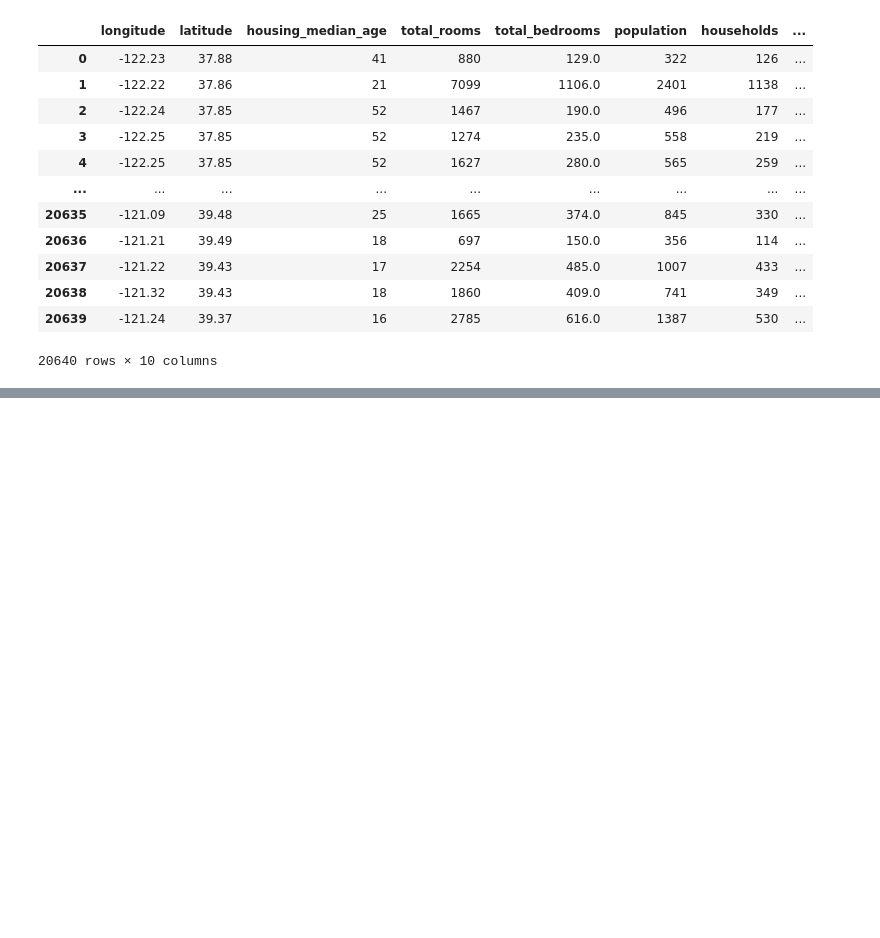
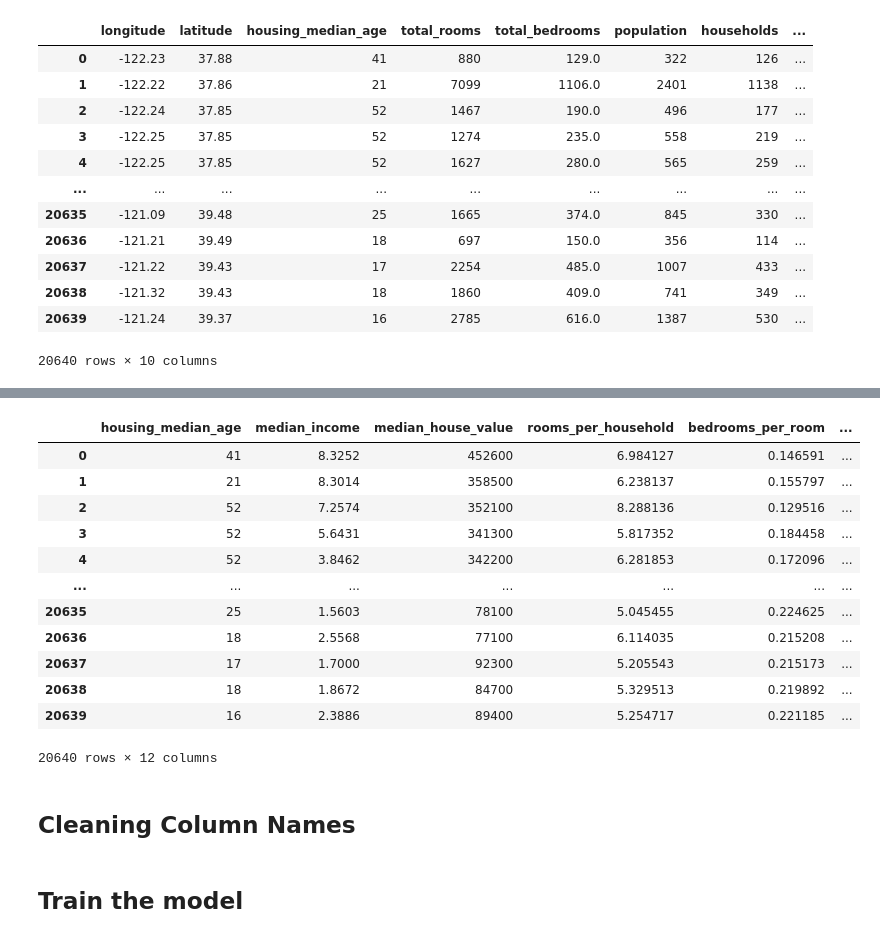
Before and after one commit to nishags83g/my-ai-learning, a Jupyter notebook: mylearnings.ipynb, the cells around one changed output, grey strips where cells are left out. Cells and saved outputs as stored; diff of their text form; code cells hidden in the pictures; blank space fills up the shorter version.

```diff
--- a/mylearnings.ipynb
+++ b/mylearnings.ipynb
@@ -264,0 +372,18 @@ caHousing
+# %%
+caHousing_encoded
+# %% [output]
+|  | housing_median_age | median_income | median_house_value | rooms_per_household | bedrooms_per_room | ... |
+| 0 | 41 | 8.3252 | 452600 | 6.984127 | 0.146591 | ... |
+| 1 | 21 | 8.3014 | 358500 | 6.238137 | 0.155797 | ... |
+| 2 | 52 | 7.2574 | 352100 | 8.288136 | 0.129516 | ... |
+| 3 | 52 | 5.6431 | 341300 | 5.817352 | 0.184458 | ... |
+| 4 | 52 | 3.8462 | 342200 | 6.281853 | 0.172096 | ... |
+| ... | ... | ... | ... | ... | ... | ... |
+| 20635 | 25 | 1.5603 | 78100 | 5.045455 | 0.224625 | ... |
+| 20636 | 18 | 2.5568 | 77100 | 6.114035 | 0.215208 | ... |
+| 20637 | 17 | 1.7000 | 92300 | 5.205543 | 0.215173 | ... |
+| 20638 | 18 | 1.8672 | 84700 | 5.329513 | 0.219892 | ... |
+| 20639 | 16 | 2.3886 | 89400 | 5.254717 | 0.221185 | ... |
+20640 rows × 12 columns
+# %% [markdown]
+## Cleaning Column Names #
@@ -264,0 +404,2 @@ caHousing
+# %% [markdown]
+## Train the model #
```
Also changed, not shown: parts of 37 cells of this notebook.
